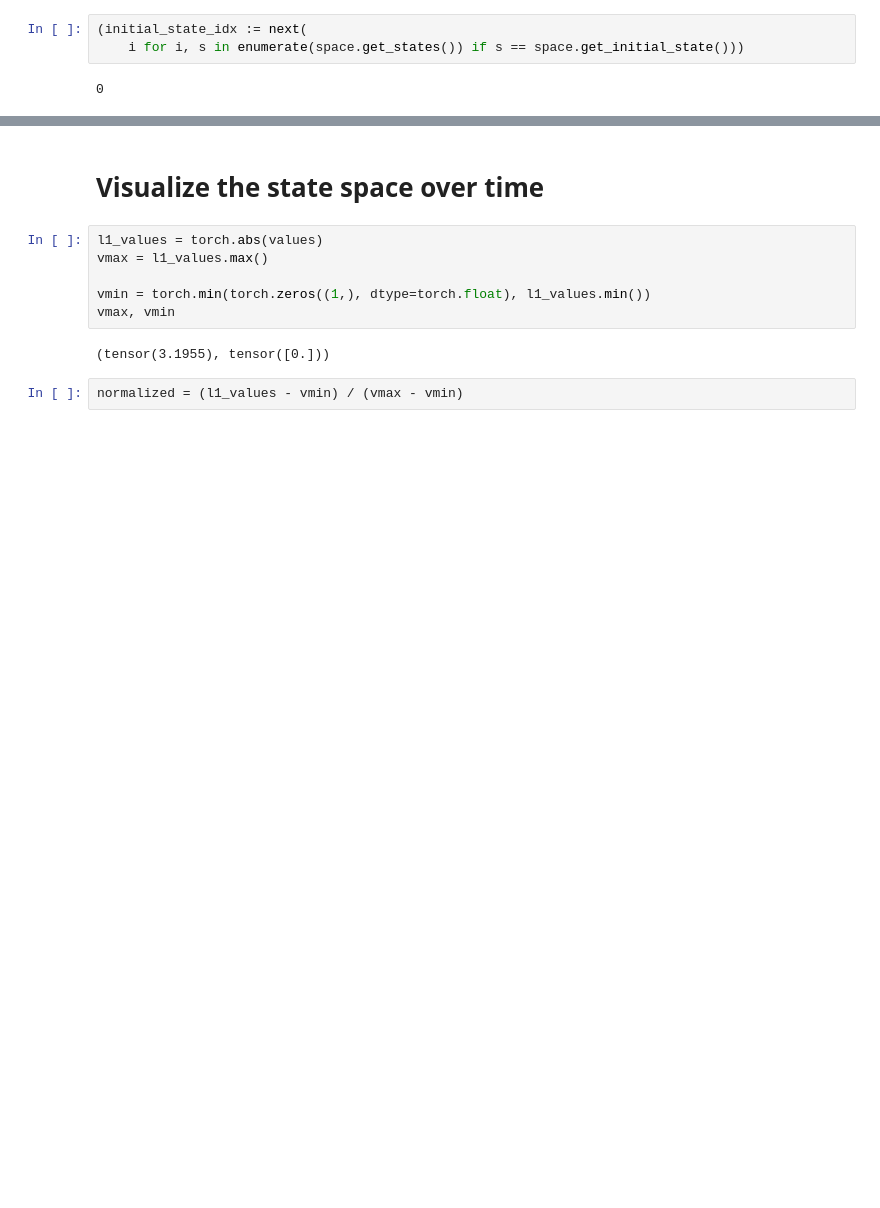
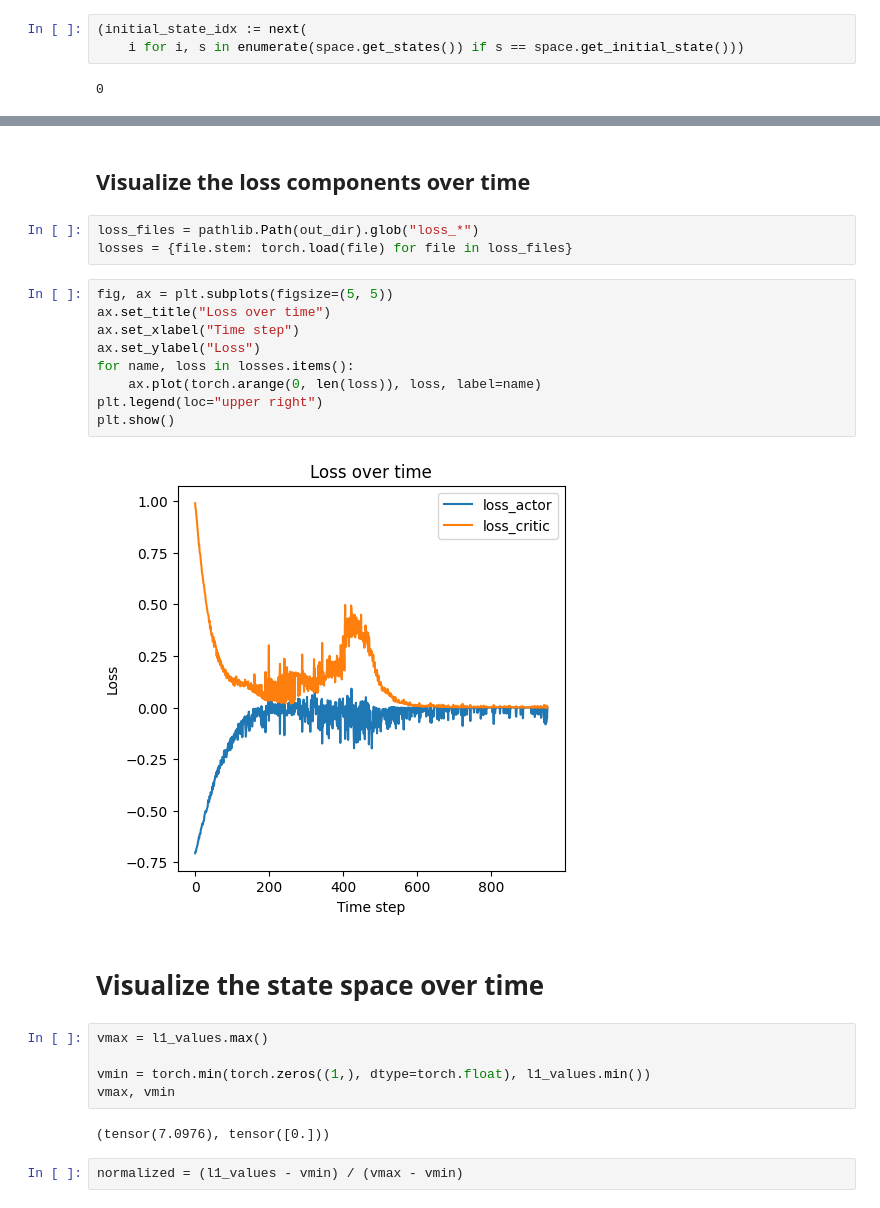
Before and after one commit to maichmueller/plangolin, a Jupyter notebook: notebooks/visz_state_space.ipynb, the cells around one changed output, grey strips where cells are left out. Drawn from its saved outputs; the diff is of its cells as text; blank space fills up the shorter version.

```diff
--- a/notebooks/visz_state_space.ipynb
+++ b/notebooks/visz_state_space.ipynb
@@ -101,13 +131,28 @@ torch.mean(values[-1]), torch.std(values[-1]), torch.max(values[-1])
+# %% [markdown]
+## Visualize the loss components over time
+# %%
+loss_files = pathlib.Path(out_dir).glob("loss_*")
+losses = {file.stem: torch.load(file) for file in loss_files}
+# %%
+fig, ax = plt.subplots(figsize=(5, 5))
+ax.set_title("Loss over time")
+ax.set_xlabel("Time step")
+ax.set_ylabel("Loss")
+for name, loss in losses.items():
+    ax.plot(torch.arange(0, len(loss)), loss, label=name)
+plt.legend(loc="upper right")
+plt.show()
+# %% [output]
+[figure, added]
 # %% [markdown]
 # Visualize the state space over time
 # %%
-l1_values = torch.abs(values)
 vmax = l1_values.max()
 
 vmin = torch.min(torch.zeros((1,), dtype=torch.float), l1_values.min())
 vmax, vmin
 # %% [output]
-(tensor(3.1955), tensor([0.]))
+(tensor(7.0976), tensor([0.]))
 # %%
 normalized = (l1_values - vmin) / (vmax - vmin)
 # %%
```
Also changed, not shown: parts of 46 cells of this notebook.
